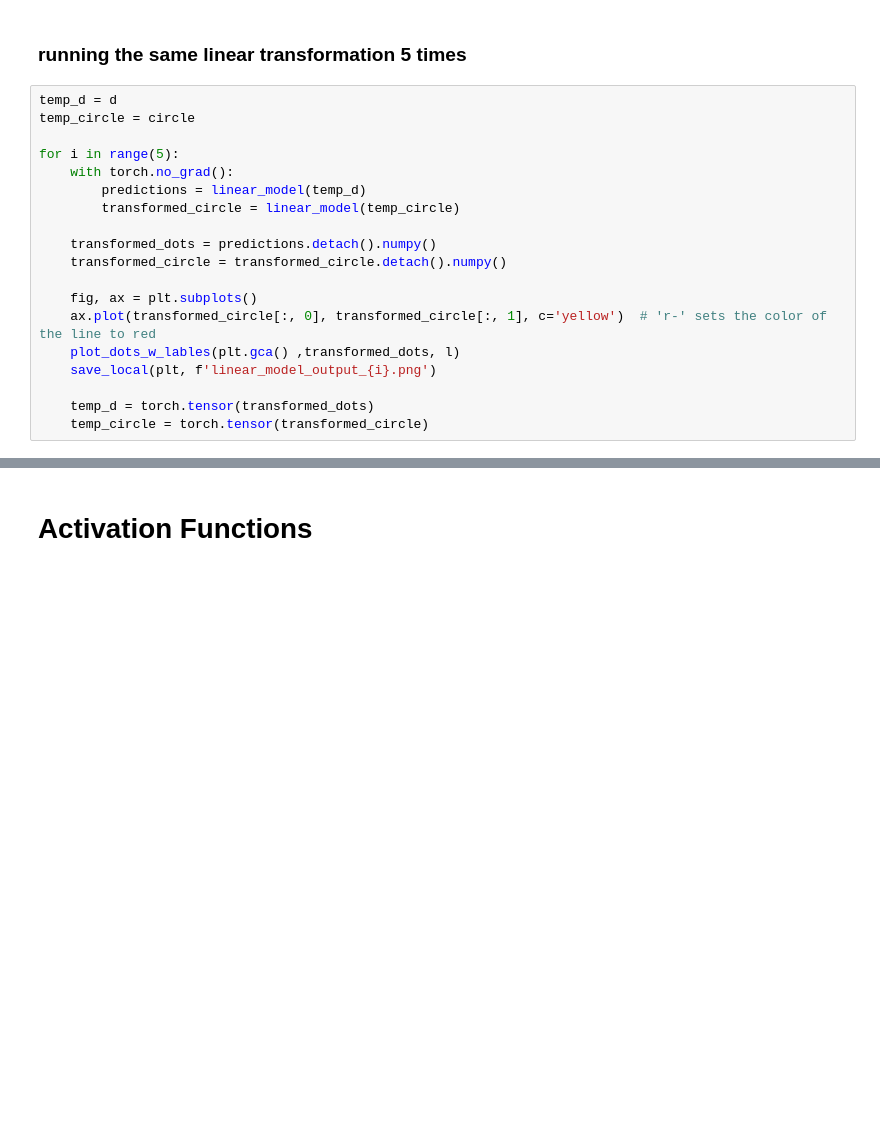
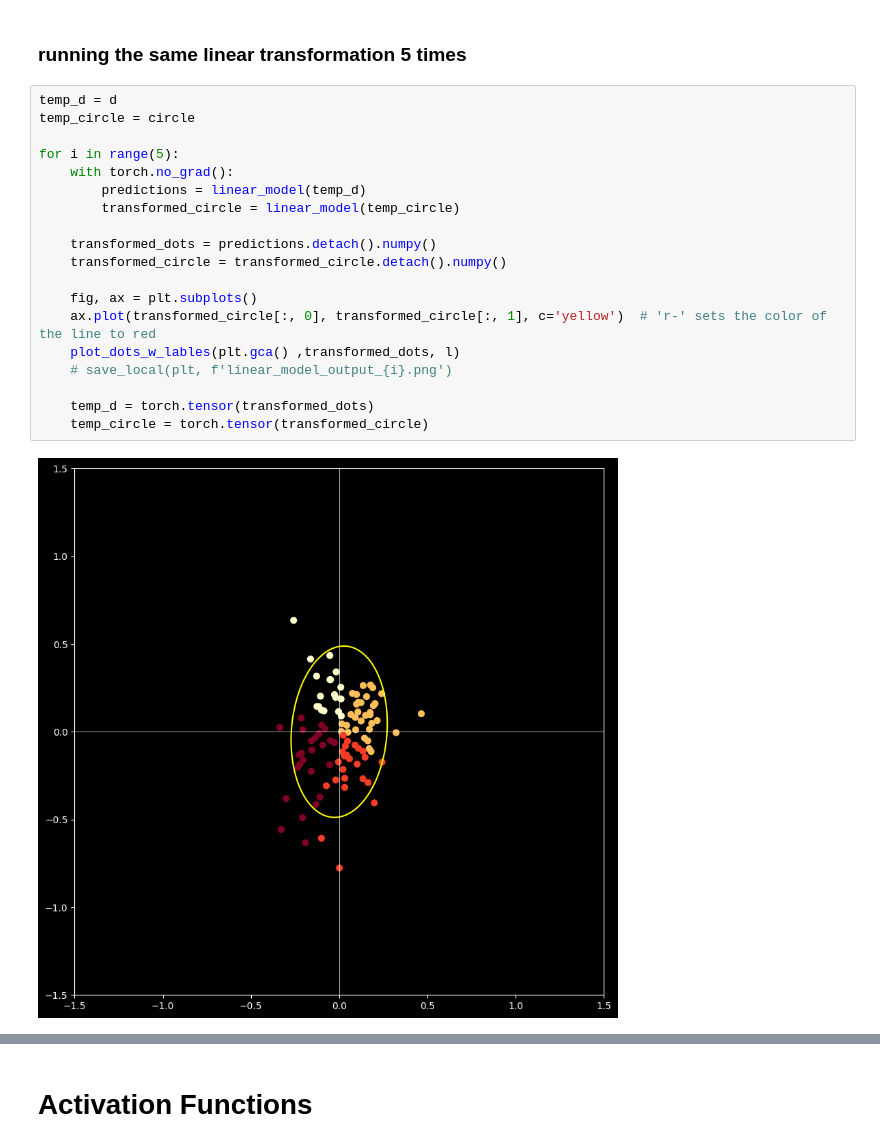
Before and after one commit to hesamsheikh/activation_functions_deeper, a Jupyter notebook: apply_activation_functions.ipynb, the cells around one changed output, grey strips where cells are left out. Drawn from its saved outputs; the diff is of its cells as text; blank space fills up the shorter version.

```diff
--- a/apply_activation_functions.ipynb
+++ b/apply_activation_functions.ipynb
@@ -93,19 +99,21 @@ save_local(plt, 'linear_model_output.png')
 # %%
 temp_d = d
 temp_circle = circle
 
 for i in range(5):
     with torch.no_grad():
         predictions = linear_model(temp_d)
         transformed_circle = linear_model(temp_circle)
 
     transformed_dots = predictions.detach().numpy()
     transformed_circle = transformed_circle.detach().numpy()
 
     fig, ax = plt.subplots()
     ax.plot(transformed_circle[:, 0], transformed_circle[:, 1], c='yellow')  # 'r-' sets the color of the line to red
     plot_dots_w_lables(plt.gca() ,transformed_dots, l)
-    save_local(plt, f'linear_model_output_{i}.png')
+    # save_local(plt, f'linear_model_output_{i}.png')
 
     temp_d = torch.tensor(transformed_dots)
     temp_circle = torch.tensor(transformed_circle)
+# %% [output]
+[figure, added]
```
Also changed, not shown: parts of 7 cells of this notebook, 26 other files.
